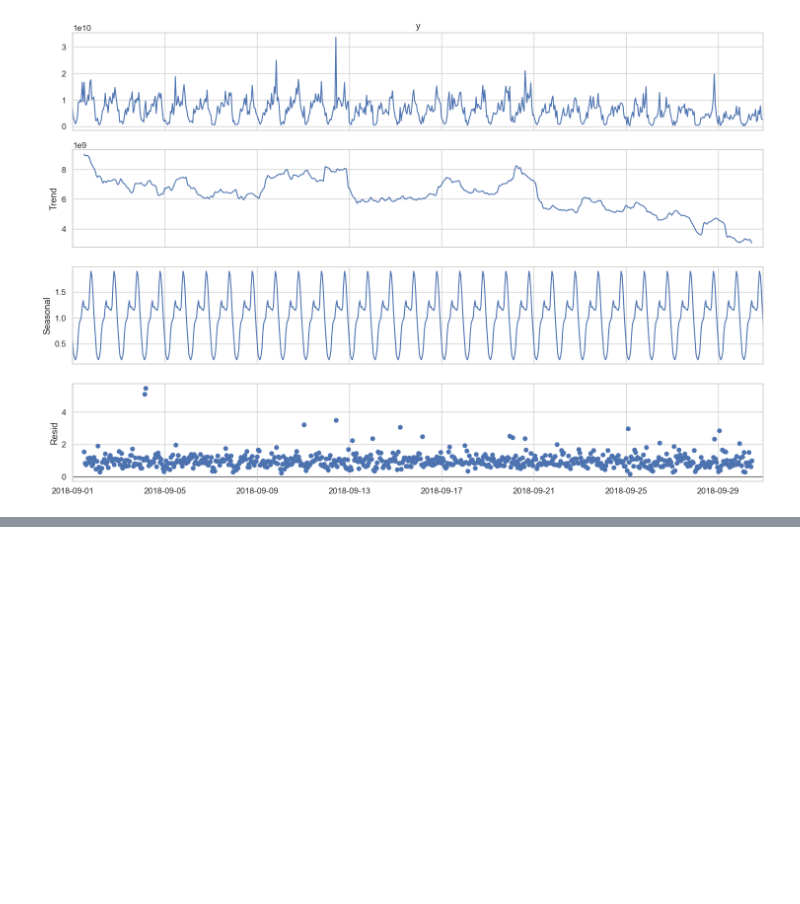
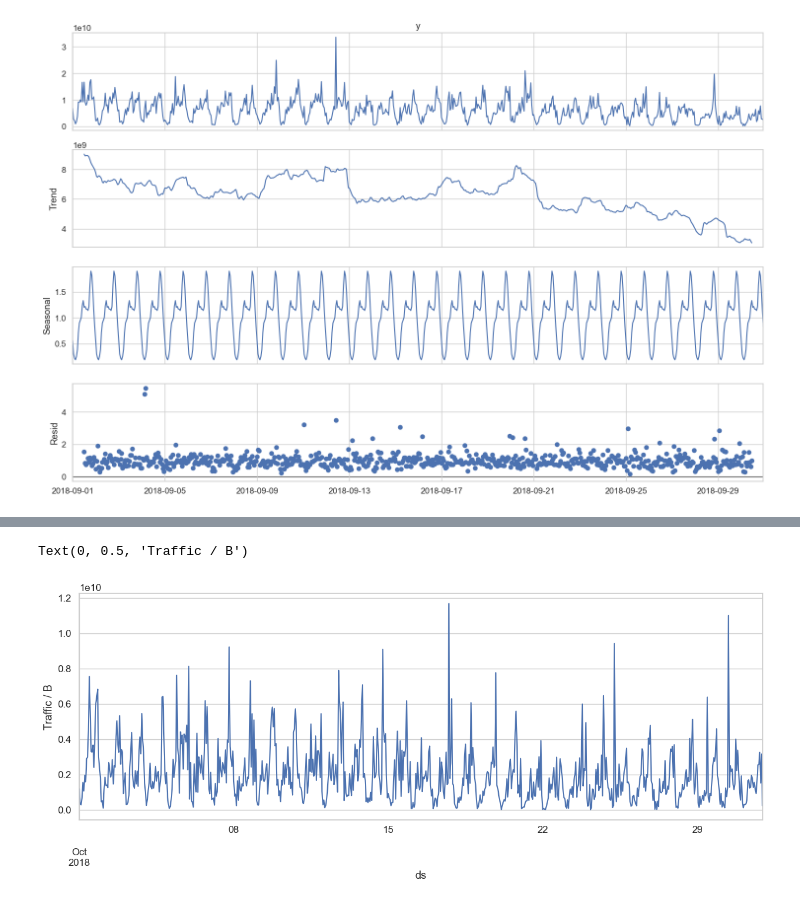
Before and after one commit to ChentingZ0/User_behaviour_data_analysis, a Jupyter notebook: main.ipynb, the cells around one changed output, grey strips where cells are left out. Cells and saved outputs as stored; diff of their text form; code cells hidden in the pictures; blank space fills up the shorter version.

```diff
--- a/main.ipynb
+++ b/main.ipynb
@@ -151,0 +188,10 @@ plt.show()
+# %%
+df8 = pd.read_csv('data/user_behaviour_201810_01.csv', sep=',',header=0,parse_dates=["使用时间"],encoding='gb2312')
+df9 = pd.read_csv('data/user_behaviour_201810_02.csv', sep=',',header=0,parse_dates=["使用时间"],encoding='gb2312')
+frames2 = [df8, df9]
+octe = pd.concat(frames2)
+# %%
+cdr_octe = preprocess(octe)
+# 解析date的格式
+# octe['date'] = pd.to_datetime(octe['date'],format='%Y%m%d')
+cdr_octe.head(10)
@@ -151,0 +210,12 @@ plt.show()
+# %%
+# 统计十月每小时使用流量大小，并做图
+sns.set(font_scale=1.1)
+plt.figure(figsize=(15,5))
+sns.set_style("whitegrid")
+# mpl.rcParams['font.sans-serif'] = ['SimHei']
+# mpl.rcParams['axes.unicode_minus'] = False
+cdr_octe.resample('1H', on='ds').y.sum().plot()
+plt.ylabel("Traffic / B")
+# %% [output]
+Text(0, 0.5, 'Traffic / B')
+[figure, added]
```
Also changed, not shown: parts of 10 cells of this notebook, 1 other file.
